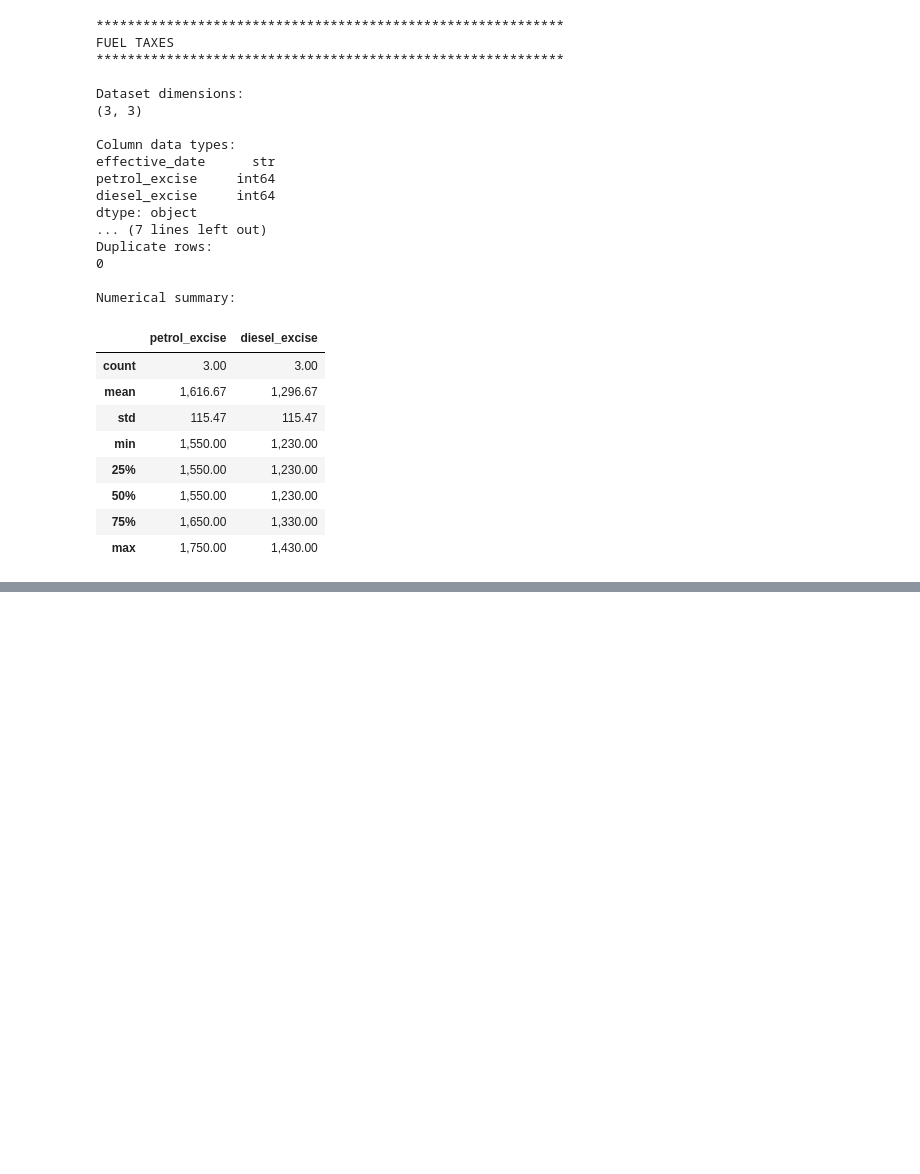
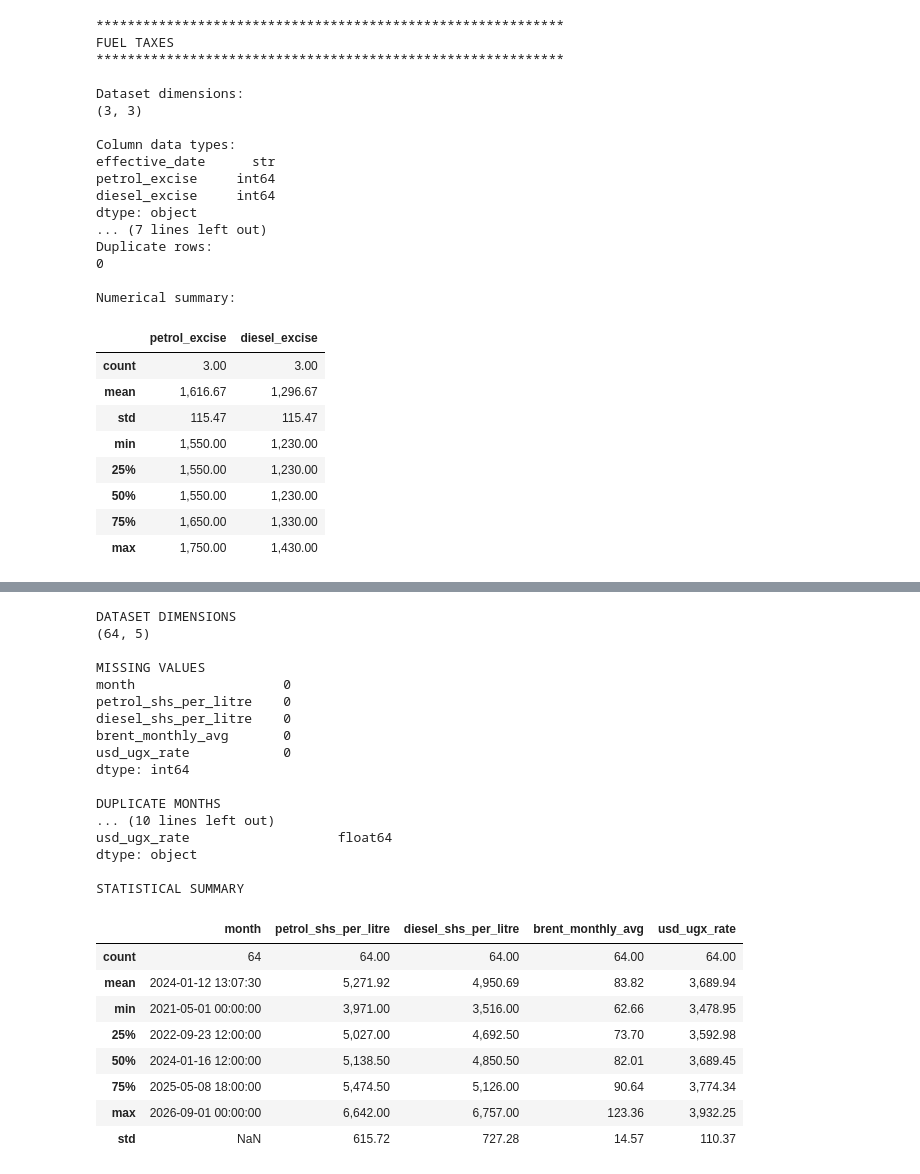
Before and after one commit to amon2100/kampala-fuel-price-predictor, a Jupyter notebook: notebooks/kampala-fuel-price-predictor.ipynb, the cells around one changed output, grey strips where cells are left out. Cells and saved outputs as stored; diff of their text form; code cells hidden in the pictures; blank space fills up the shorter version.

```diff
--- a/notebooks/kampala-fuel-price-predictor.ipynb
+++ b/notebooks/kampala-fuel-price-predictor.ipynb
@@ -332,0 +550,24 @@ Numerical summary:
+# %%
+# Identify the period covered by local fuel prices
+
+start_date = fuel_clean["month"].min()
+end_date = fuel_clean["month"].max()
+
+print("Modelling period:", start_date, "to", end_date)
+
+# Filter Brent and exchange-rate data to this period
+
+brent_monthly_filtered = brent_monthly[
+    (brent_monthly["month"] >= start_date) &
+    (brent_monthly["month"] <= end_date)
+].copy()
+
+exchange_monthly_filtered = exchange_monthly[
+    (exchange_monthly["month"] >= start_date) &
+    (exchange_monthly["month"] <= end_date)
+].copy()
+
+print("\nFiltered records:")
+print("Fuel prices:", len(fuel_clean))
+print("Brent crude:", len(brent_monthly_filtered))
+print("Exchange rates:", len(exchange_monthly_filtered))
@@ -332,0 +630,45 @@ Numerical summary:
+# %%
+print("DATASET DIMENSIONS")
+print(master_df.shape)
+
+print("\nMISSING VALUES")
+print(master_df.isnull().sum())
+
+print("\nDUPLICATE MONTHS")
+print(master_df["month"].duplicated().sum())
+
+print("\nDATE RANGE")
+print(master_df["month"].min(), "to", master_df["month"].max())
+
+print("\nDATA TYPES")
+print(master_df.dtypes)
+
+print("\nSTATISTICAL SUMMARY")
+display(master_df.describe())
+# %% [output]
+DATASET DIMENSIONS
+(64, 5)
+
+MISSING VALUES
+month                   0
+petrol_shs_per_litre    0
+diesel_shs_per_litre    0
+brent_monthly_avg       0
+usd_ugx_rate            0
+dtype: int64
+
+DUPLICATE MONTHS
+... (10 lines left out)
+usd_ugx_rate                   float64
+dtype: object
+
+STATISTICAL SUMMARY
+|  | month | petrol_shs_per_litre | diesel_shs_per_litre | brent_monthly_avg | usd_ugx_rate |
+| count | 64 | 64.00 | 64.00 | 64.00 | 64.00 |
+| mean | 2024-01-12 13:07:30 | 5,271.92 | 4,950.69 | 83.82 | 3,689.94 |
+| min | 2021-05-01 00:00:00 | 3,971.00 | 3,516.00 | 62.66 | 3,478.95 |
+| 25% | 2022-09-23 12:00:00 | 5,027.00 | 4,692.50 | 73.70 | 3,592.98 |
+| 50% | 2024-01-16 12:00:00 | 5,138.50 | 4,850.50 | 82.01 | 3,689.45 |
+| 75% | 2025-05-08 18:00:00 | 5,474.50 | 5,126.00 | 90.64 | 3,774.34 |
+| max | 2026-09-01 00:00:00 | 6,642.00 | 6,757.00 | 123.36 | 3,932.25 |
+| std | NaN | 615.72 | 727.28 | 14.57 | 110.37 |
```
Also changed, not shown: parts of 20 cells of this notebook, 3 other files.
